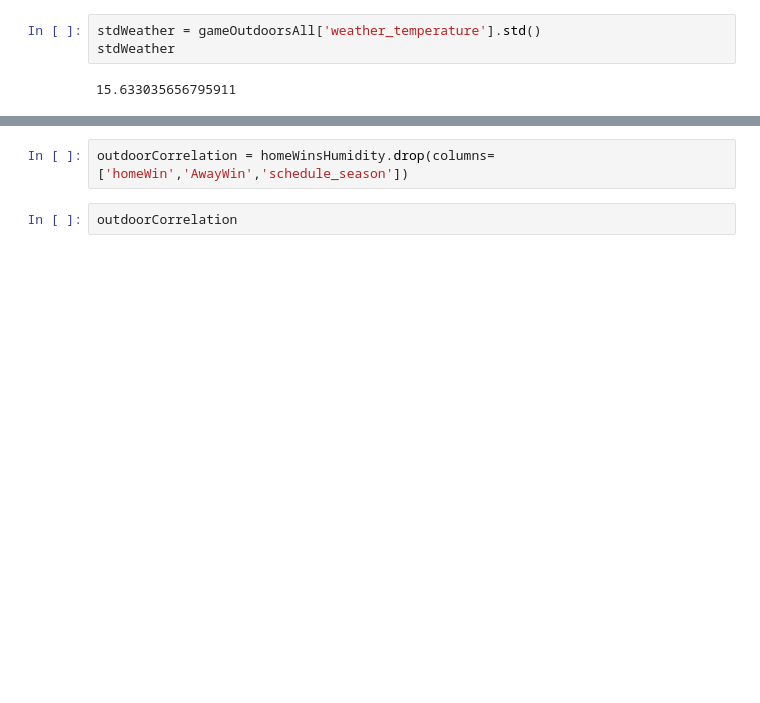
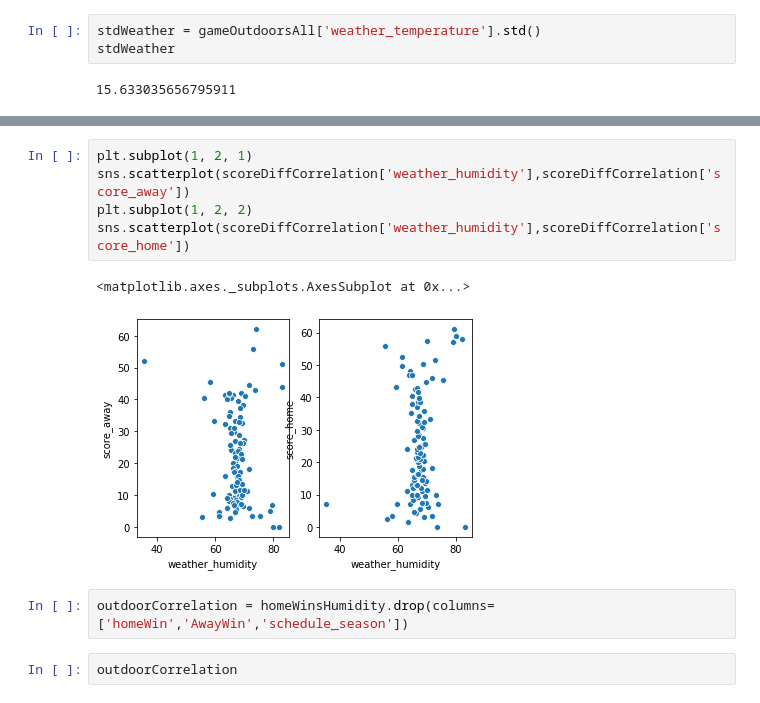
Before and after one commit to rezalution/Springboard, a Jupyter notebook: Capstone #1/Statistical Data Analysis.ipynb, the cells around one changed output, grey strips where cells are left out. Saved outputs shown, nothing was run; the diff lists cells and outputs as text; blank space fills up the shorter version.

```diff
--- a/Capstone #1/Statistical Data Analysis.ipynb
+++ b/Capstone #1/Statistical Data Analysis.ipynb
@@ -546,3 +593,11 @@ stdWeather
+# %%
+plt.subplot(1, 2, 1)
+sns.scatterplot(scoreDiffCorrelation['weather_humidity'],scoreDiffCorrelation['score_away'])
+plt.subplot(1, 2, 2)
+sns.scatterplot(scoreDiffCorrelation['weather_humidity'],scoreDiffCorrelation['score_home'])
+# %% [output]
+<matplotlib.axes._subplots.AxesSubplot at 0x...>
+[figure, added]
 # %%
 outdoorCorrelation = homeWinsHumidity.drop(columns=['homeWin','AwayWin','schedule_season'])
 # %%
```
Also changed, not shown: parts of 8 cells of this notebook.
